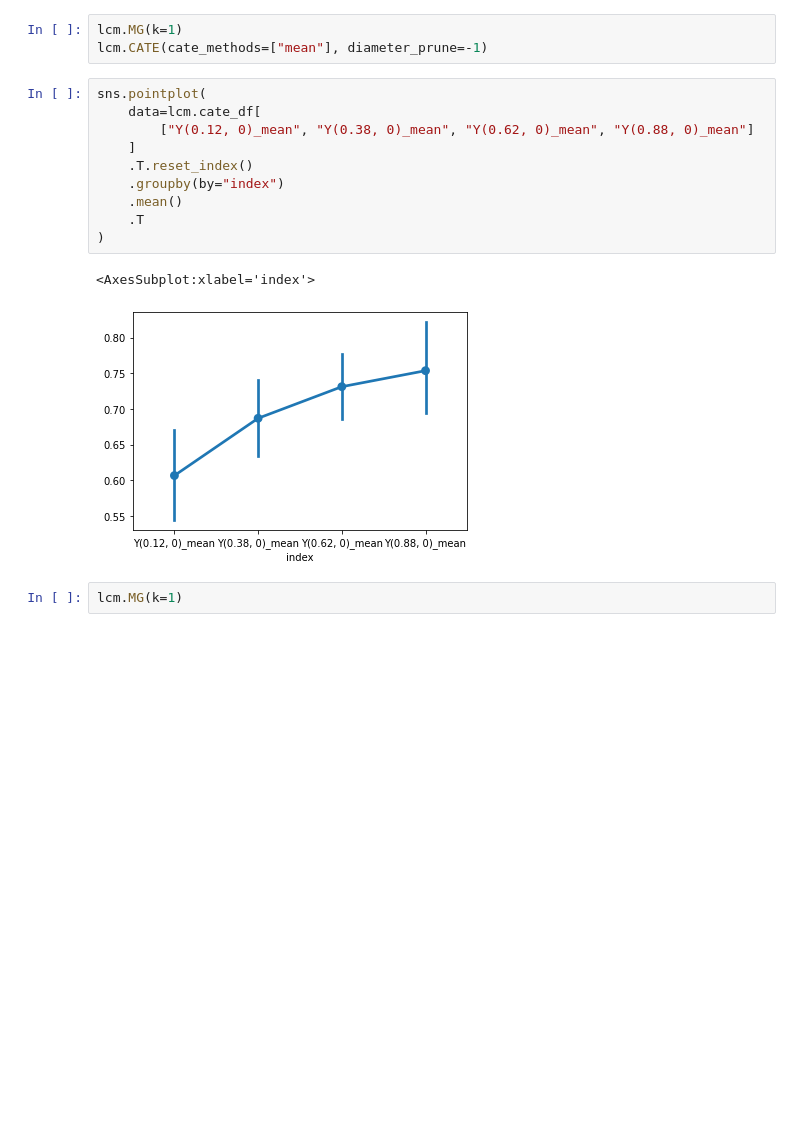
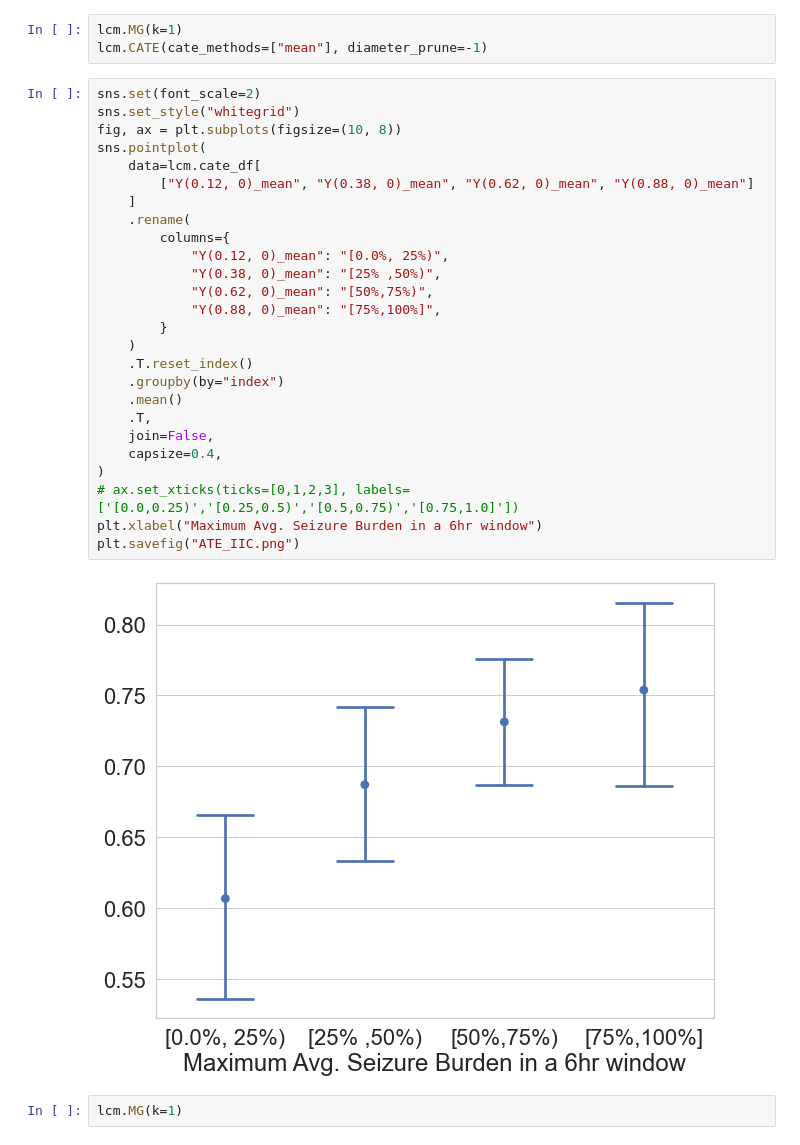
Before and after one commit to kattasa/variable_imp_matching, a Jupyter notebook: iic_analysis.ipynb, the cells around one changed output. Cells and saved outputs as stored; diff of their text form; blank space fills up the shorter version.

```diff
--- a/iic_analysis.ipynb
+++ b/iic_analysis.ipynb
@@ -66,18 +66,33 @@ Index(['APACHE II 1st 24h', 'Age', 'EEG day1 GCS', 'EEG day1 sysBP',
 lcm.MG(k=1)
 lcm.CATE(cate_methods=["mean"], diameter_prune=-1)
 # %%
+sns.set(font_scale=2)
+sns.set_style("whitegrid")
+fig, ax = plt.subplots(figsize=(10, 8))
 sns.pointplot(
     data=lcm.cate_df[
         ["Y(0.12, 0)_mean", "Y(0.38, 0)_mean", "Y(0.62, 0)_mean", "Y(0.88, 0)_mean"]
     ]
+    .rename(
+        columns={
+            "Y(0.12, 0)_mean": "[0.0%, 25%)",
+            "Y(0.38, 0)_mean": "[25% ,50%)",
+            "Y(0.62, 0)_mean": "[50%,75%)",
+            "Y(0.88, 0)_mean": "[75%,100%]",
+        }
+    )
     .T.reset_index()
     .groupby(by="index")
     .mean()
-    .T
+    .T,
+    join=False,
+    capsize=0.4,
 )
+# ax.set_xticks(ticks=[0,1,2,3], labels=['[0.0,0.25)','[0.25,0.5)','[0.5,0.75)','[0.75,1.0]'])
+plt.xlabel("Maximum Avg. Seizure Burden in a 6hr window")
+plt.savefig("ATE_IIC.png")
 # %% [output]
-<AxesSubplot:xlabel='index'>
-[figure, old version]
+[figure, new version]
 # %%
 lcm.MG(k=1)
 # %%
```
Also changed, not shown: parts of 1 cell of this notebook, 1 other file.
